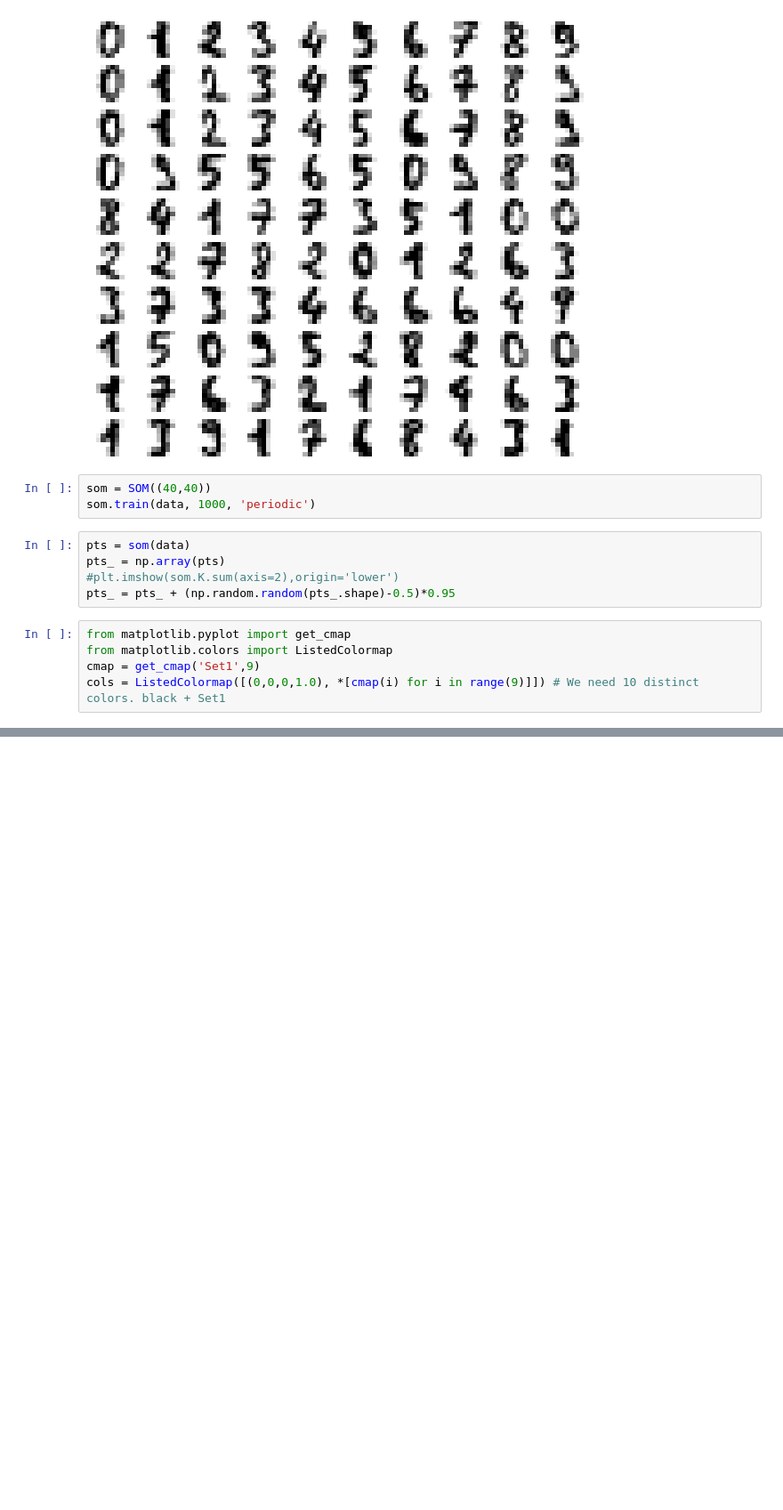
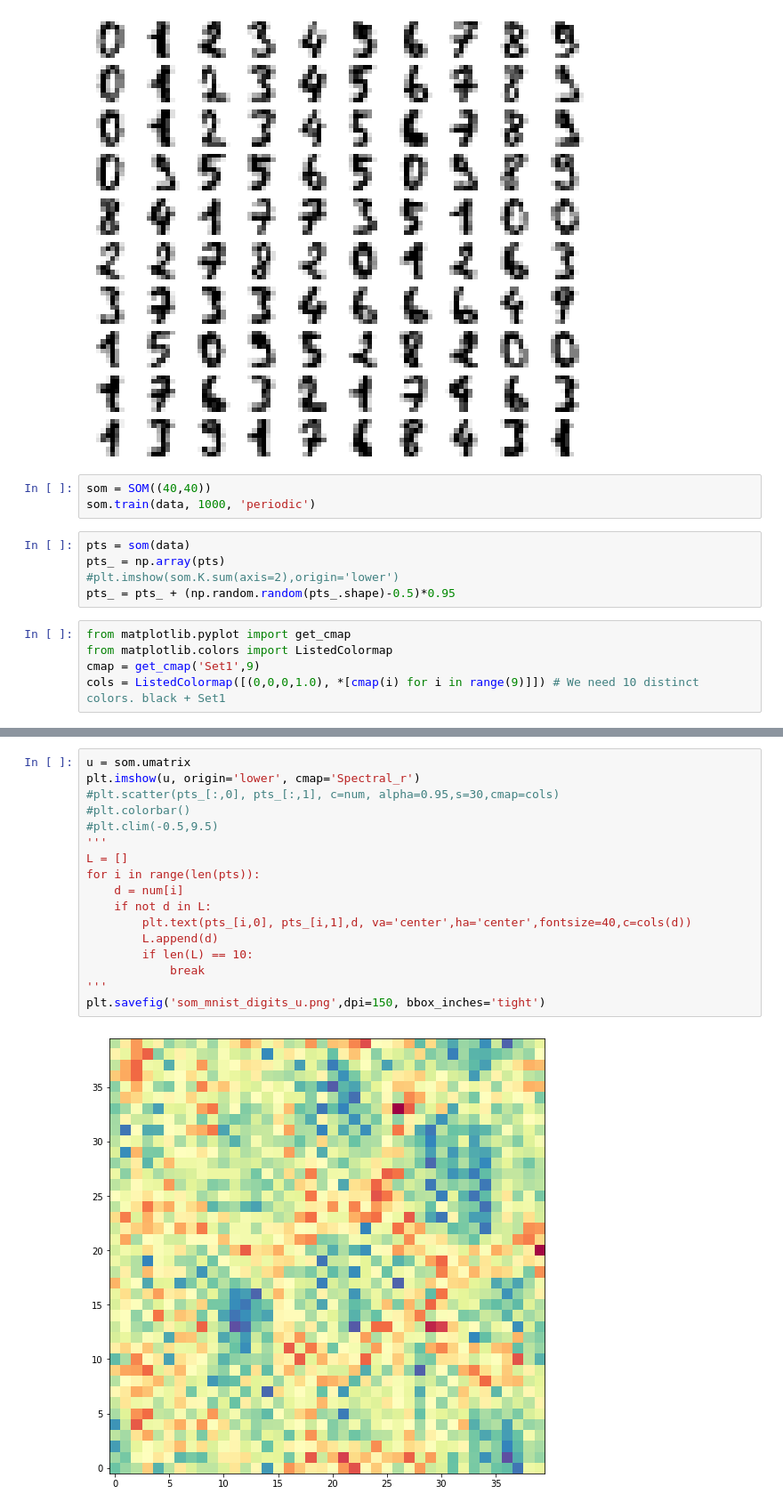
Before and after one commit to antonvladyka/Kohonen_SOM, a Jupyter notebook: kohonen_som.ipynb, the cells around one changed output, grey strips where cells are left out. Shown at 89% size. Cells and saved outputs as stored; diff of their text form; blank space fills up the shorter version.

```diff
--- a/kohonen_som.ipynb
+++ b/kohonen_som.ipynb
@@ -259,0 +264,19 @@ plt.savefig('digits2.png',dpi=150, bbox_inches='tight')
+# %%
+u = som.umatrix
+plt.imshow(u, origin='lower', cmap='Spectral_r')
+#plt.scatter(pts_[:,0], pts_[:,1], c=num, alpha=0.95,s=30,cmap=cols)
+#plt.colorbar()
+#plt.clim(-0.5,9.5)
+'''
+L = []
+for i in range(len(pts)):
+    d = num[i]
+    if not d in L:
+        plt.text(pts_[i,0], pts_[i,1],d, va='center',ha='center',fontsize=40,c=cols(d))
+        L.append(d)
+        if len(L) == 10:
+            break
+'''
+plt.savefig('som_mnist_digits_u.png',dpi=150, bbox_inches='tight')
+# %% [output]
+[figure, added]
```
Also changed, not shown: parts of 8 cells of this notebook.
